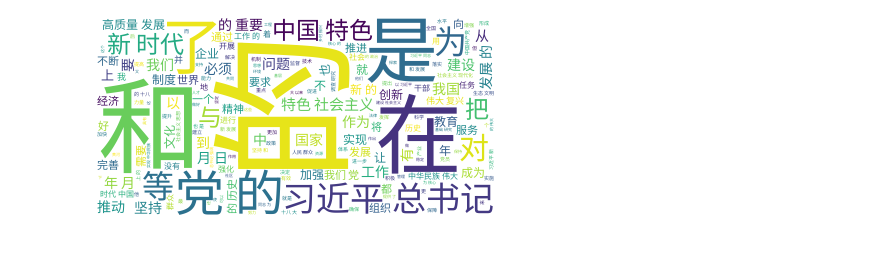
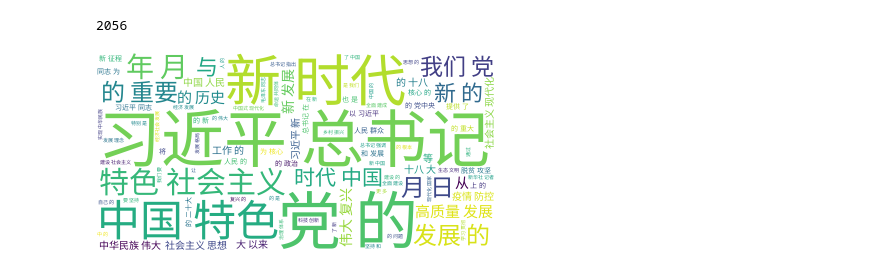
Before and after one commit to calebcsjm/China_Project, a Jupyter notebook: analyze_articles/lda.ipynb, the cells around one changed output. Drawn from its saved outputs; the diff is of its cells as text; code cells hidden in the pictures.

```diff
--- a/analyze_articles/lda.ipynb
+++ b/analyze_articles/lda.ipynb
@@ -6,7 +11,3 @@
 import pandas as pd
 
 articles = pd.read_csv('../process_articles/processed_articles.csv')
-
-articles = articles.sample(100)
-print(len(articles))
-articles.head(1)
@@ -29,16 +22,22 @@ Name: cleaned_text_wspaces, dtype: object
+# %%
+# drop rows that don't have text
+articles = articles.dropna(subset=["cleaned_text_wspaces"])
+print(len(articles))
+# %% [output]
+2056
 # %%
 # make a word cloud... https://amueller.github.io/word_cloud/auto_examples/wordcloud_cn.html - one link, didn't seem to work
 from wordcloud import WordCloud
 
-long_string = ' '.join(list(articles_text))
+long_string = ' '.join(list(articles["cleaned_text_wspaces"]))
 
 font_path = '/Users/calebharding/Documents/BYU/2023-2024/China_Project/qiushi_venv/lib/python3.11/site-packages/matplotlib/mpl-data/fonts/ttf/NotoSansSC-Regular.ttf'
 
 # Create a WordCloud object
 wordcloud = WordCloud(font_path=font_path, background_color="white", max_words=5000, contour_width=3, contour_color='steelblue')
 # Generate a word cloud
 wordcloud.generate(long_string)
 # Visualize the word cloud
 wordcloud.to_image()
 # %% [output]
-[figure, old version]
+[figure, new version]
```
Also changed, not shown: parts of 21 cells of this notebook, 1 other file.
